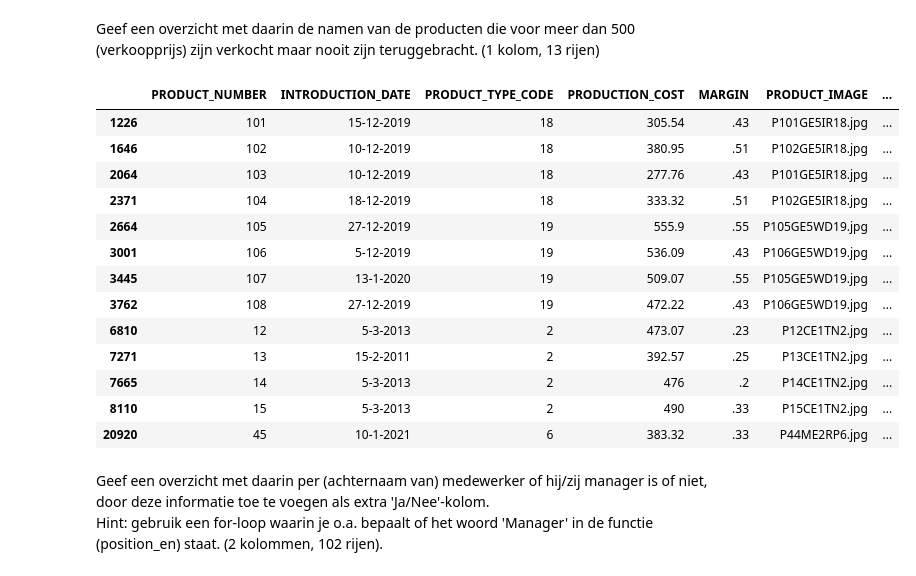
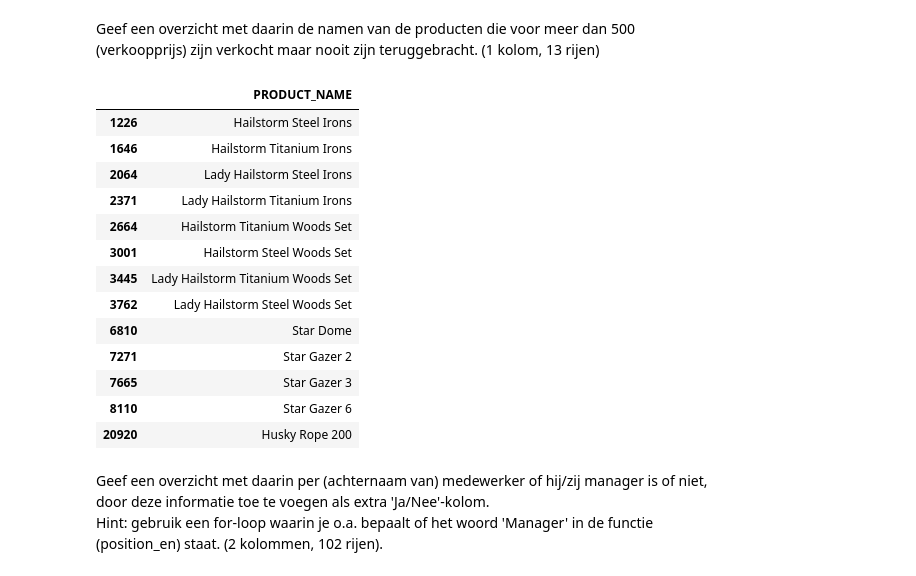
Before and after one commit to robbertsteggerda/deds_week_2, a Jupyter notebook: Practicum_2.3_Opdrachten.ipynb, the cells around one changed output. Cells and saved outputs as stored; diff of their text form; code cells hidden in the pictures.

```diff
--- a/Practicum_2.3_Opdrachten.ipynb
+++ b/Practicum_2.3_Opdrachten.ipynb
@@ -594,36 +618,37 @@ Geef een overzicht met daarin de namen van de producten die voor meer dan 500 (v
 # %%
 p = product
 merged = p.merge(order_details, left_on="PRODUCT_NUMBER", right_on="PRODUCT_NUMBER",  how='inner')
 
 merged['UNIT_PRICE'] = merged['UNIT_PRICE'].astype('float')
 
 f = merged['UNIT_PRICE'] > 500
 
 merged = merged.loc[f, :]
 
 merged = merged.drop_duplicates('PRODUCT_NUMBER')
 
 n = []
+
 for index, row in merged.iterrows():
     if row['ORDER_DETAIL_CODE'] in returned_item['ORDER_DETAIL_CODE']:
         n.append(row['ORDER_DETAIL_CODE'])
 
-merged
+merged.loc[:, ['PRODUCT_NAME']]
 # %% [output]
-|  | PRODUCT_NUMBER | INTRODUCTION_DATE | PRODUCT_TYPE_CODE | PRODUCTION_COST | MARGIN | PRODUCT_IMAGE | ... |
-| 1226 | 101 | 15-12-2019 | 18 | 305.54 | .43 | P101GE5IR18.jpg | ... |
-| 1646 | 102 | 10-12-2019 | 18 | 380.95 | .51 | P102GE5IR18.jpg | ... |
-| 2064 | 103 | 10-12-2019 | 18 | 277.76 | .43 | P101GE5IR18.jpg | ... |
-| 2371 | 104 | 18-12-2019 | 18 | 333.32 | .51 | P102GE5IR18.jpg | ... |
-| 2664 | 105 | 27-12-2019 | 19 | 555.9 | .55 | P105GE5WD19.jpg | ... |
-| 3001 | 106 | 5-12-2019 | 19 | 536.09 | .43 | P106GE5WD19.jpg | ... |
-| 3445 | 107 | 13-1-2020 | 19 | 509.07 | .55 | P105GE5WD19.jpg | ... |
-| 3762 | 108 | 27-12-2019 | 19 | 472.22 | .43 | P106GE5WD19.jpg | ... |
-| 6810 | 12 | 5-3-2013 | 2 | 473.07 | .23 | P12CE1TN2.jpg | ... |
-| 7271 | 13 | 15-2-2011 | 2 | 392.57 | .25 | P13CE1TN2.jpg | ... |
-| 7665 | 14 | 5-3-2013 | 2 | 476 | .2 | P14CE1TN2.jpg | ... |
-| 8110 | 15 | 5-3-2013 | 2 | 490 | .33 | P15CE1TN2.jpg | ... |
-| 20920 | 45 | 10-1-2021 | 6 | 383.32 | .33 | P44ME2RP6.jpg | ... |
+|  | PRODUCT_NAME |
+| 1226 | Hailstorm Steel Irons |
+| 1646 | Hailstorm Titanium Irons |
+| 2064 | Lady Hailstorm Steel Irons |
+| 2371 | Lady Hailstorm Titanium Irons |
+| 2664 | Hailstorm Titanium Woods Set |
+| 3001 | Hailstorm Steel Woods Set |
+| 3445 | Lady Hailstorm Titanium Woods Set |
+| 3762 | Lady Hailstorm Steel Woods Set |
+| 6810 | Star Dome |
+| 7271 | Star Gazer 2 |
+| 7665 | Star Gazer 3 |
+| 8110 | Star Gazer 6 |
+| 20920 | Husky Rope 200 |
 # %% [markdown]
 Geef een overzicht met daarin per (achternaam van) medewerker of hij/zij manager is of niet, door deze informatie toe te voegen als extra 'Ja/Nee'-kolom.<br>
 Hint: gebruik een for-loop waarin je o.a. bepaalt of het woord 'Manager' in de functie (position_en) staat. (2 kolommen, 102 rijen).
```
Also changed, not shown: parts of 5 cells of this notebook.
